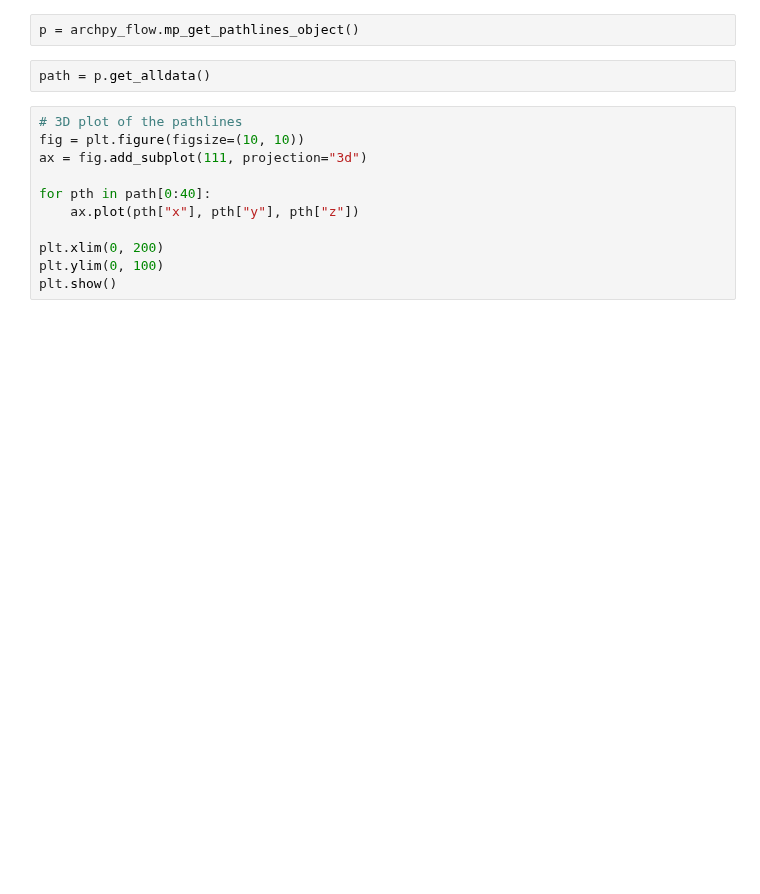
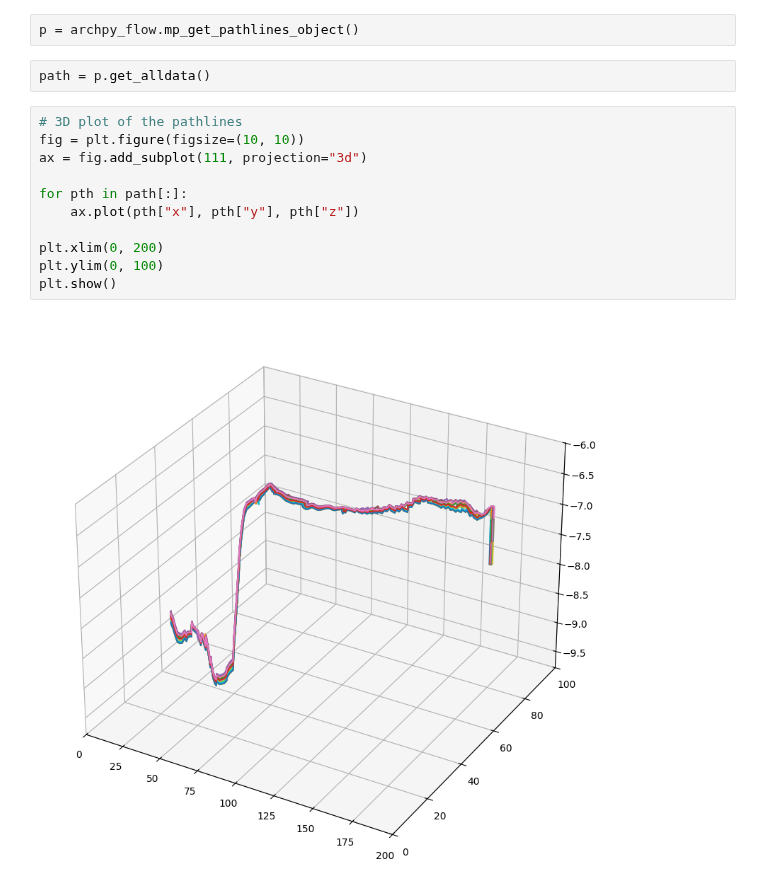
Before and after one commit to randlab/ArchPy, a Jupyter notebook: dev/flow_simulation/simple_coupling.ipynb, the cells around one changed output. Drawn from its saved outputs; the diff is of its cells as text; blank space fills up the shorter version.

```diff
--- a/dev/flow_simulation/simple_coupling.ipynb
+++ b/dev/flow_simulation/simple_coupling.ipynb
@@ -1135,11 +1143,13 @@ path = p.get_alldata()
 # %%
 # 3D plot of the pathlines
 fig = plt.figure(figsize=(10, 10))
 ax = fig.add_subplot(111, projection="3d")
 
-for pth in path[0:40]:
+for pth in path[:]:
     ax.plot(pth["x"], pth["y"], pth["z"])
 
 plt.xlim(0, 200)
 plt.ylim(0, 100)
 plt.show()
+# %% [output]
+[figure, added]
```
Also changed, not shown: parts of 34 cells of this notebook, 22 other files.
